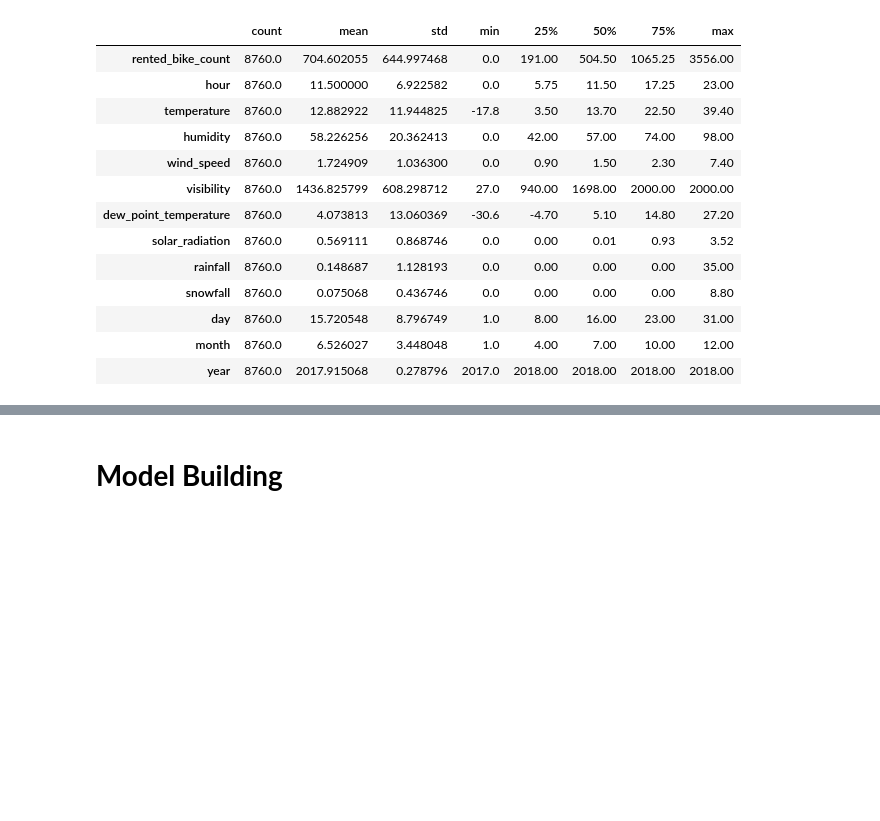
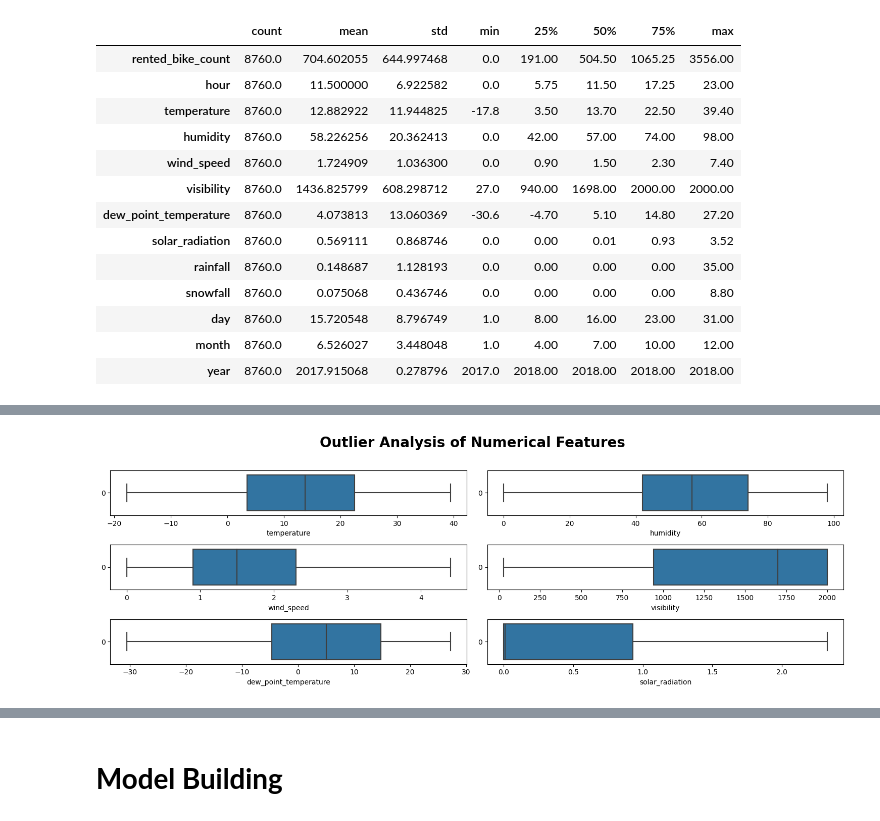
Before and after one commit to hamant-jagwan/Bike_Sharing_Demand_Prediction--ML--Regression, a Jupyter notebook: Capstone_project_ML_Bike_sharing_demand_prediction.ipynb, the cells around one changed output, grey strips where cells are left out. Saved outputs shown, nothing was run; the diff lists cells and outputs as text; code cells hidden in the pictures; blank space fills up the shorter version.

```diff
--- a/Capstone_project_ML_Bike_sharing_demand_prediction.ipynb
+++ b/Capstone_project_ML_Bike_sharing_demand_prediction.ipynb
@@ -857,0 +790,36 @@ Answer Here.
+# %%
+# we are going to replace the datapoints with upper and lower bound of all the outliers
+
+def clip_outliers(bike_df):
+    for col in bike_df[numerical_features]:
+        # using IQR method to define range of upper and lower limit.
+        q1 = bike_df[col].quantile(0.25)
+        q3 = bike_df[col].quantile(0.75)
+        iqr = q3 - q1
+        lower_bound = q1 - 1.5 * iqr
+        upper_bound = q3 + 1.5 * iqr
+
+        # replacing the outliers with upper and lower bound
+        bike_df[col] = bike_df[col].clip(lower_bound, upper_bound)
+    return bike_df
+# %%
+# using the function to treat outliers
+bike_df = clip_outliers(bike_df)
+# %%
+# checking the boxplot after outlier treatment
+
+# figsize
+plt.figure(figsize=(15,5))
+# title
+plt.suptitle('Outlier Analysis of Numerical Features', fontsize=20, fontweight='bold', y=1.02)
+
+for i,col in enumerate(numerical_features):
+  plt.subplot(3, 2, i+1)            # subplot of 3 rows and 2 columns
+
+  # countplot
+  sns.boxplot(bike_df[col], orient='h')
+  # x-axis label
+  plt.xlabel(col)
+  plt.tight_layout()
+# %% [output]
+[figure, added]
```
Also changed, not shown: parts of 90 cells of this notebook.
